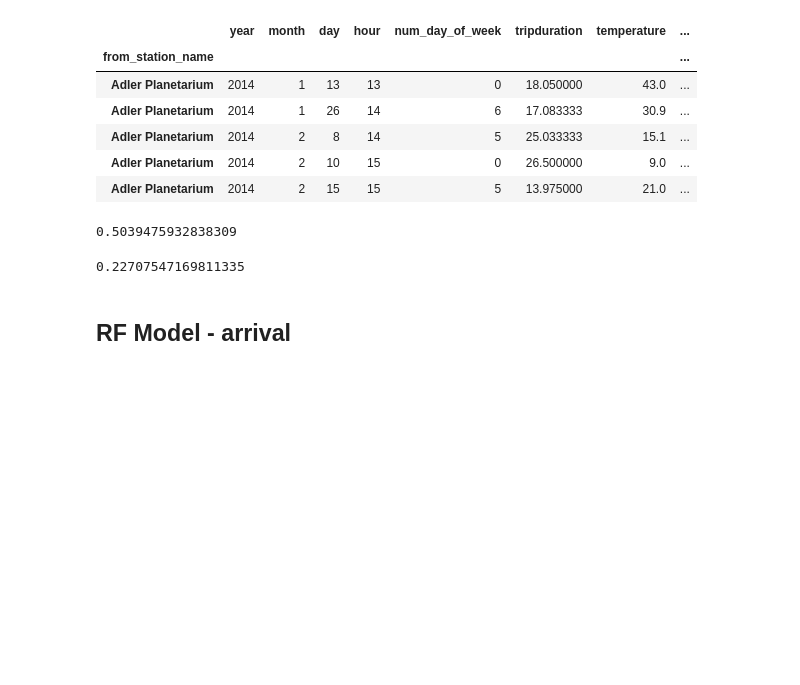
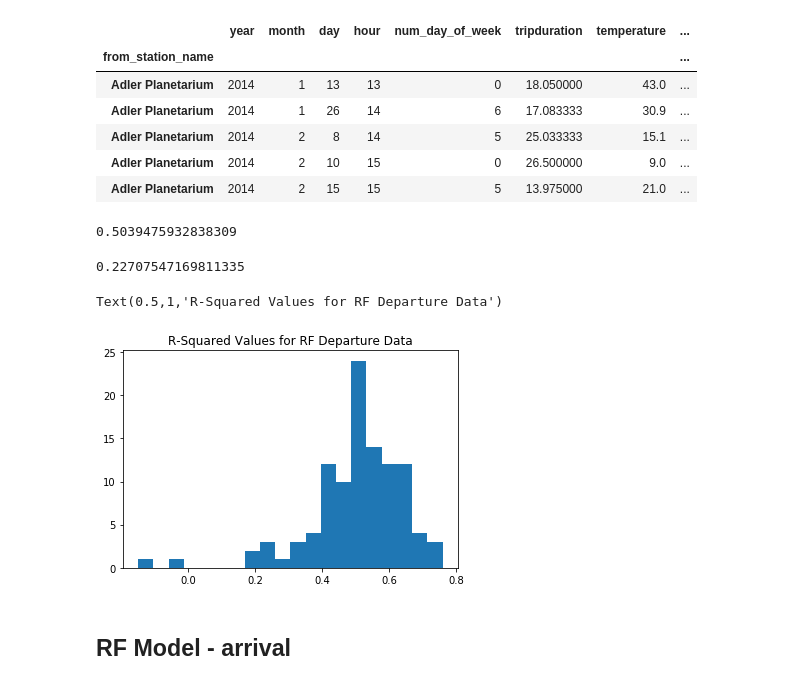
Before and after one commit to karahahn/Springboard_Capstone2, a Jupyter notebook: Capstone 2 Final Report.ipynb, the cells around one changed output. Saved outputs shown, nothing was run; the diff lists cells and outputs as text; code cells hidden in the pictures; blank space fills up the shorter version.

Commit message:
histograms

```diff
--- a/Capstone 2 Final Report.ipynb
+++ b/Capstone 2 Final Report.ipynb
@@ -842,14 +842,14 @@ for k in depstations:
     y_train = departure_joindf.loc[k][departure_joindf.loc[k]['year'].isin([2014,2015,2016])]['trip_count'].values
     y_test = departure_joindf.loc[k][departure_joindf.loc[k]['year']==2017]['trip_count'].values
 
-    rf = RandomForestRegressor(n_estimators = 100, random_state = 42)
-    rf.fit(X_train, y_train)
+    rfdep = RandomForestRegressor(n_estimators = 100, random_state = 42)
+    rfdep.fit(X_train, y_train)
 
-    y_pred = rf.predict(X_test)
+    y_pred = rfdep.predict(X_test)
 
     errors = abs(y_pred - y_test)
 
-    rfdeparture_rsquared.append(rf.score(X_test, y_test))
+    rfdeparture_rsquared.append(rfdep.score(X_test, y_test))
 
     rfdeparture_mae.append(round(np.mean(errors), 2))
 # %%
@@ -860,5 +860,11 @@ sum(rfdeparture_rsquared)/len(rfdeparture_rsquared)
 sum(rfdeparture_mae)/len(rfdeparture_mae)
 # %% [output]
 0.22707547169811335
+# %%
+plt.hist(rfdeparture_rsquared, bins=20)
+plt.title('R-Squared Values for RF Departure Data')
+# %% [output]
+Text(0.5,1,'R-Squared Values for RF Departure Data')
+[figure, added]
 # %% [markdown]
 ## RF Model - arrival
```
Also changed, not shown: parts of 3 cells of this notebook.
